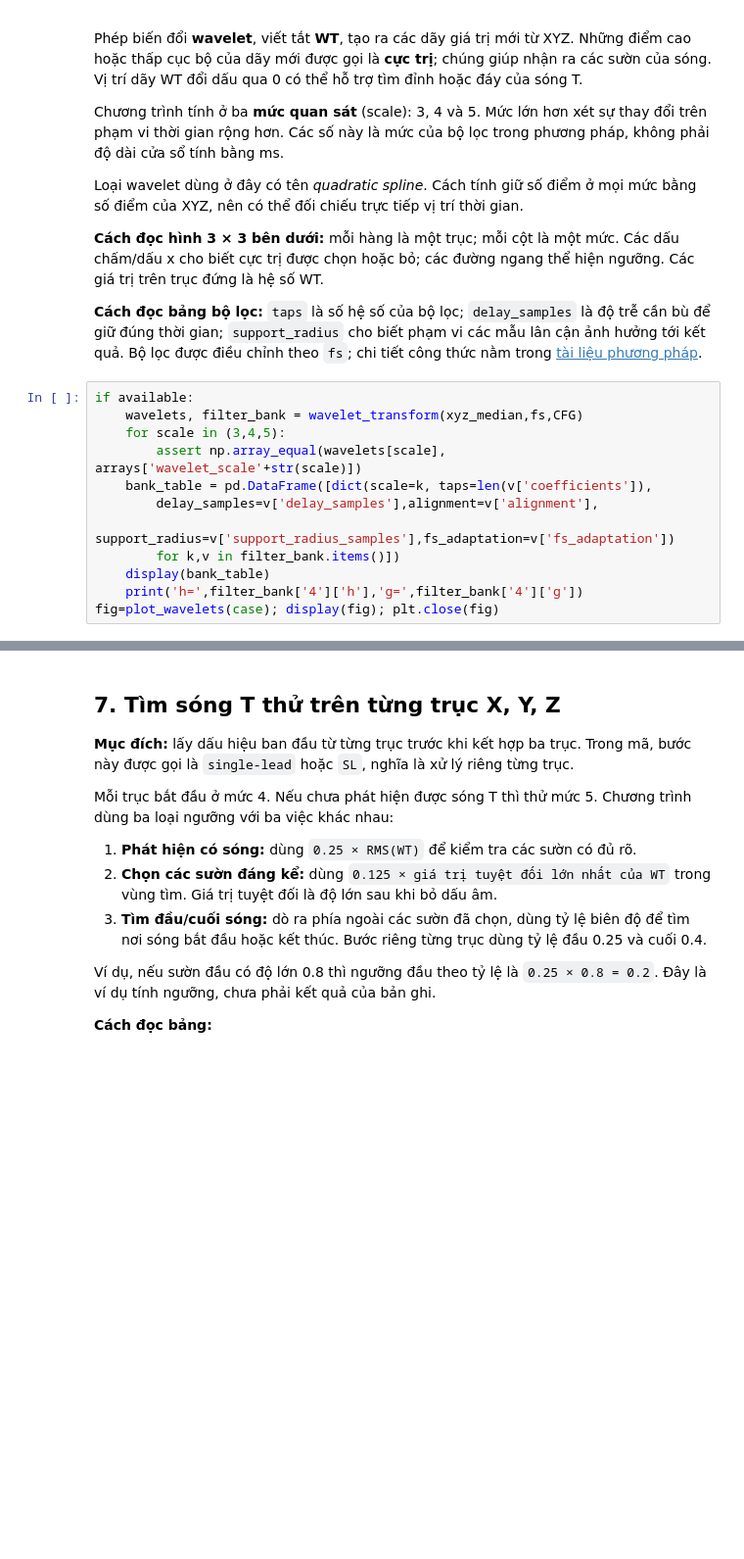
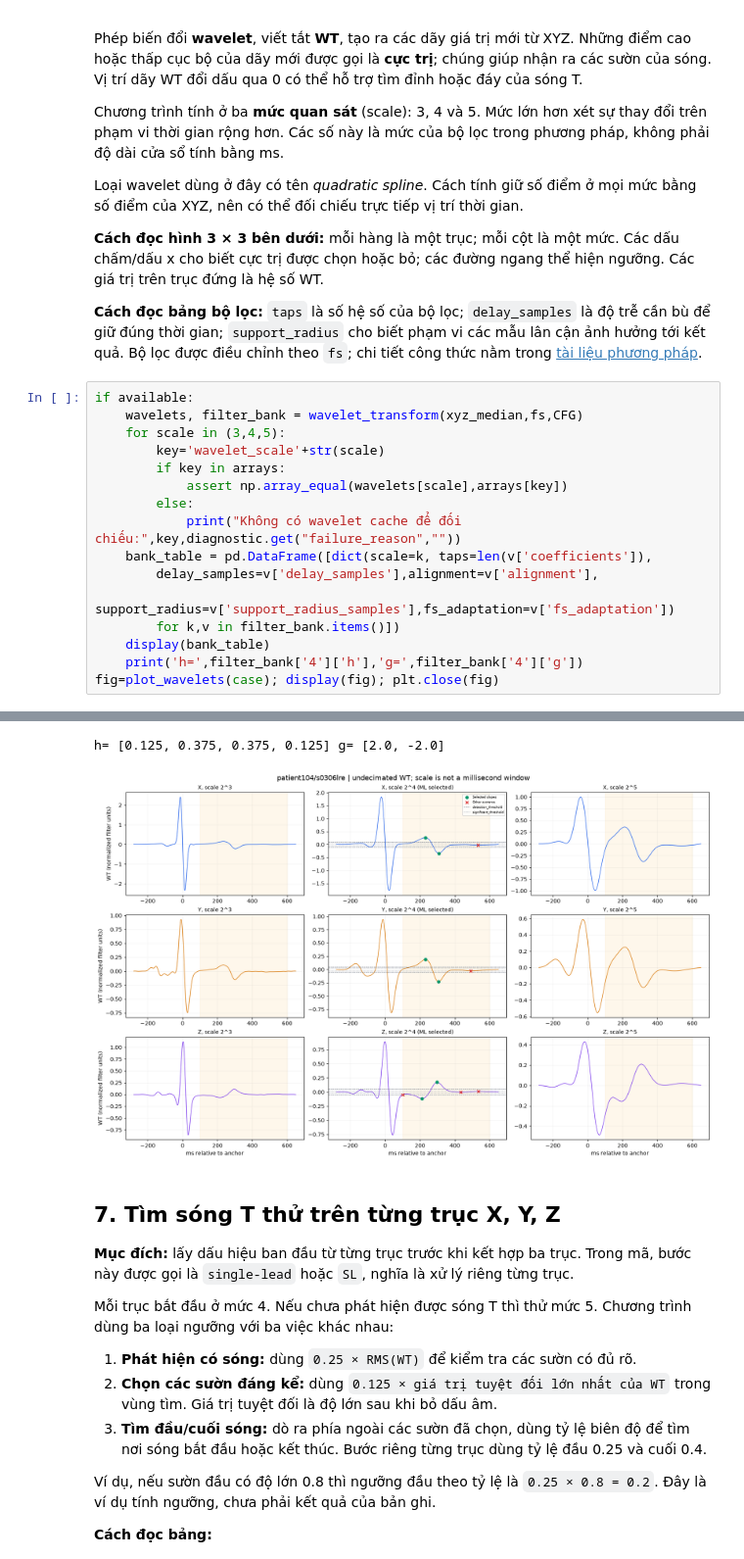
Before and after one commit to NgThach/VCG, a Jupyter notebook: 09_VCG_T_Loop_Almeida_Wavelet_TLS_Experiment.ipynb, the cells around one changed output, grey strips where cells are left out. Shown at 98% size. Drawn from its saved outputs; the diff is of its cells as text; blank space fills up the shorter version.

```diff
--- a/09_VCG_T_Loop_Almeida_Wavelet_TLS_Experiment.ipynb
+++ b/09_VCG_T_Loop_Almeida_Wavelet_TLS_Experiment.ipynb
@@ -187,7 +258,11 @@ Loại wavelet dùng ở đây có tên *quadratic spline*. Cách tính giữ s
 if available:
     wavelets, filter_bank = wavelet_transform(xyz_median,fs,CFG)
     for scale in (3,4,5):
-        assert np.array_equal(wavelets[scale], arrays['wavelet_scale'+str(scale)])
+        key='wavelet_scale'+str(scale)
+        if key in arrays:
+            assert np.array_equal(wavelets[scale],arrays[key])
+        else:
+            print("Không có wavelet cache để đối chiếu:",key,diagnostic.get("failure_reason",""))
     bank_table = pd.DataFrame([dict(scale=k, taps=len(v['coefficients']),
         delay_samples=v['delay_samples'],alignment=v['alignment'],
         support_radius=v['support_radius_samples'],fs_adaptation=v['fs_adaptation'])
@@ -195,3 +270,4 @@ if available:
     display(bank_table)
     print('h=',filter_bank['4']['h'],'g=',filter_bank['4']['g'])
 fig=plot_wavelets(case); display(fig); plt.close(fig)
+# %% [output]
@@ -198,3 +278,5 @@ fig=plot_wavelets(case); display(fig); plt.close(fig)
+h= [0.125, 0.375, 0.375, 0.125] g= [2.0, -2.0]
+[figure, added]
 # %% [markdown]
 ## 7. Tìm sóng T thử trên từng trục X, Y, Z
 
```
Also changed, not shown: parts of 44 cells of this notebook, 16 other files.
